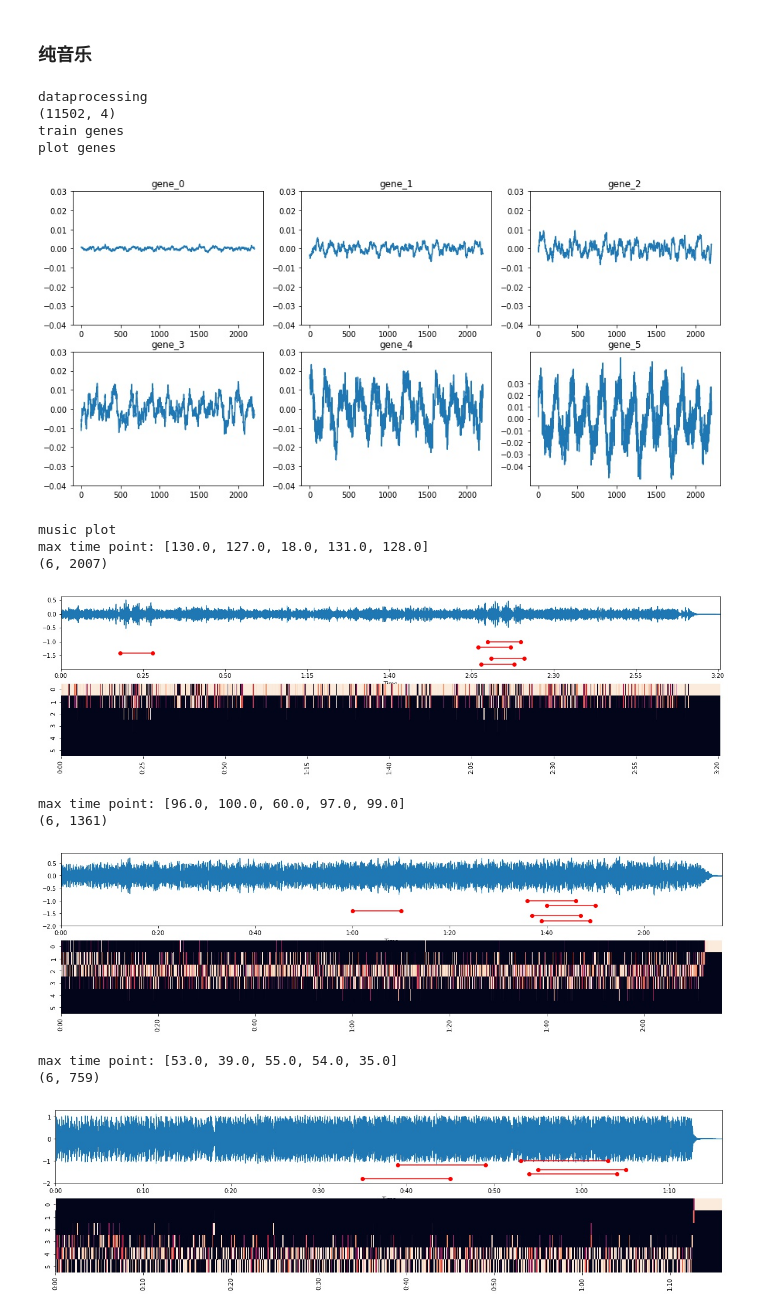
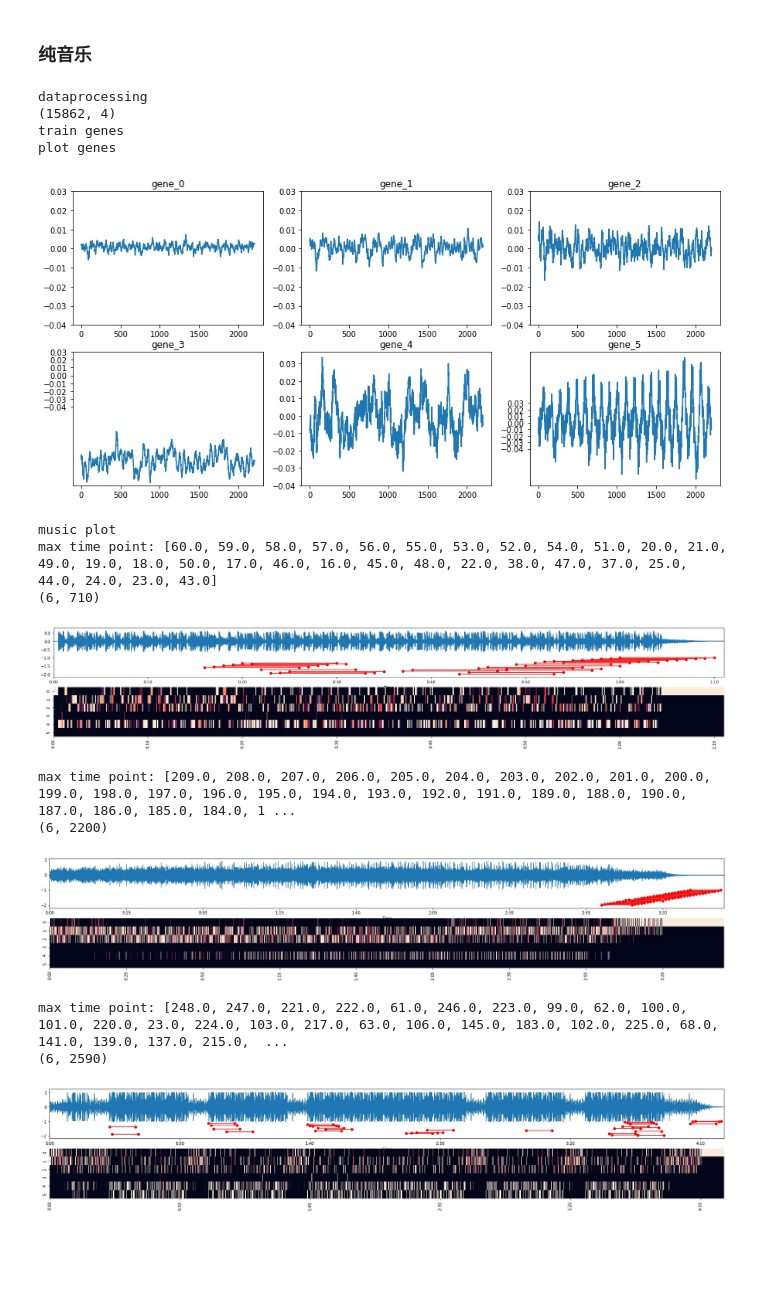
Before and after one commit to khalildogyy/music_structure, a Jupyter notebook: notebook/EG_on_music.ipynb, the cells around one changed output. Drawn from its saved outputs; the diff is of its cells as text; code cells hidden in the pictures; blank space fills up the shorter version.

```diff
--- a/notebook/EG_on_music.ipynb
+++ b/notebook/EG_on_music.ipynb
@@ -271,7 +271,7 @@ class Gene:
             timepoints = self.outputPoints(numofPoints, G, tempdata, sr, index=index, timelength=timelength)
             print('max time point: {}'.format(timepoints))
 
-            f, axes = plt.subplots(2, 1, figsize=(20, 5))
+            f, axes = plt.subplots(2, 1, figsize=(30, 5))
 
             ys = -np.arange(1, 3, 1/numofPoints)
 
@@ -302,7 +302,7 @@ class Gene:
 
             tmps = np.sum(geneassign[start: end, :], axis=0)
             # 概率权值加和
-            tmp = sum([i*t for i, t in zip([0.,0.5,0.5,0.6,0.6,0.8], tmps)])
+            tmp = sum([i*t for i, t in zip([0.3,0.,0.,0.,0.3,0.3], tmps)])
 
 #             tmo = abs(origindata[int(start/self.sl*sr): int(end/self.sl*sr)])
 #             f = np.polyfit(range(len(tmo)), tmo, deg=2)    # 拟合二次曲线
@@ -327,28 +327,28 @@ class Gene:
         res = [res[i] / self.sl for i in index]
         return res
 # %%
-gene_pure_slow = Gene('../data/pure_music/快/', 'pure_quick', gene_num=6, sl=10)
+gene_pure_slow = Gene('../data/pure_music/慢/', 'pure_quick', gene_num=6, sl=10)
 print('dataprocessing')
 gene_pure_slow.dataprocessing()
 print('train genes')
 gene_pure_slow.traingene()
 print('plot genes')
 gene_pure_slow.geneplot()
 print('music plot')
-gene_pure_slow.musicplot(5, index=1, timelength=10)
+gene_pure_slow.musicplot(30, index=1, timelength=10)
 # %% [output]
 dataprocessing
-(11502, 4)
+(15862, 4)
 train genes
 plot genes
-[figure, old version]
+[figure, new version]
 music plot
-max time point: [130.0, 127.0, 18.0, 131.0, 128.0]
-(6, 2007)
+max time point: [60.0, 59.0, 58.0, 57.0, 56.0, 55.0, 53.0, 52.0, 54.0, 51.0, 20.0, 21.0, 49.0, 19.0, 18.0, 50.0, 17.0, 46.0, 16.0, 45.0, 48.0, 22.0, 38.0, 47.0, 37.0, 25.0, 44.0, 24.0, 23.0, 43.0]
+(6, 710)
-[figure, old version]
+[figure, new version]
-max time point: [96.0, 100.0, 60.0, 97.0, 99.0]
-(6, 1361)
+max time point: [209.0, 208.0, 207.0, 206.0, 205.0, 204.0, 203.0, 202.0, 201.0, 200.0, 199.0, 198.0, 197.0, 196.0, 195.0, 194.0, 193.0, 192.0, 191.0, 189.0, 188.0, 190.0, 187.0, 186.0, 185.0, 184.0, 1 ...
+(6, 2200)
-[figure, old version]
+[figure, new version]
-max time point: [53.0, 39.0, 55.0, 54.0, 35.0]
-(6, 759)
+max time point: [248.0, 247.0, 221.0, 222.0, 61.0, 246.0, 223.0, 99.0, 62.0, 100.0, 101.0, 220.0, 23.0, 224.0, 103.0, 217.0, 63.0, 106.0, 145.0, 183.0, 102.0, 225.0, 68.0, 141.0, 139.0, 137.0, 215.0,  ...
+(6, 2590)
-[figure, old version]
+[figure, new version]
```
Also changed, not shown: parts of 1 cell of this notebook, 1 other file.
